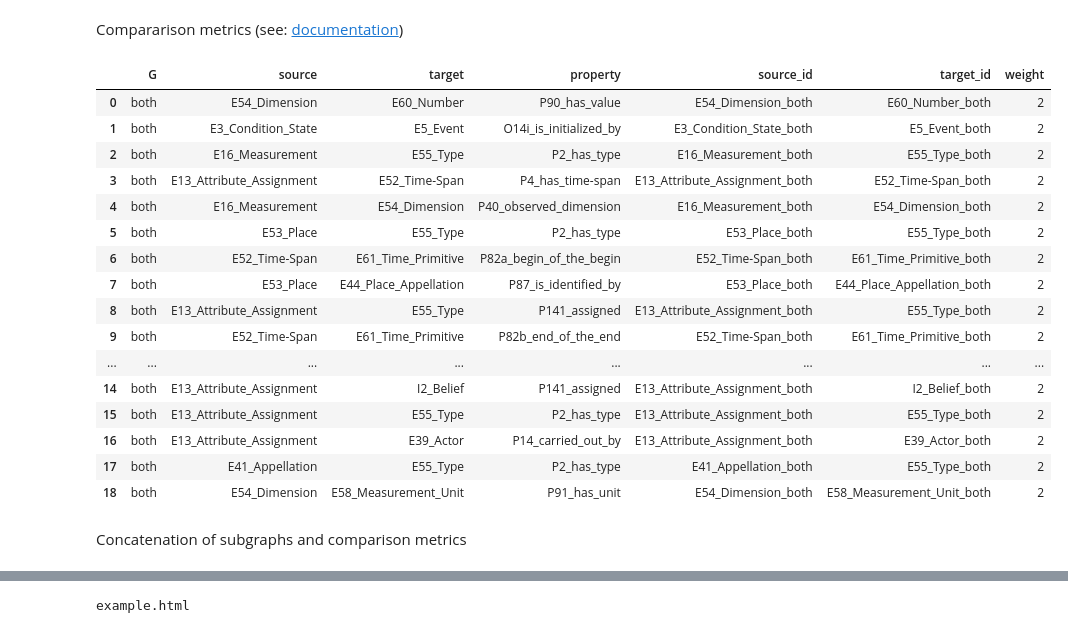
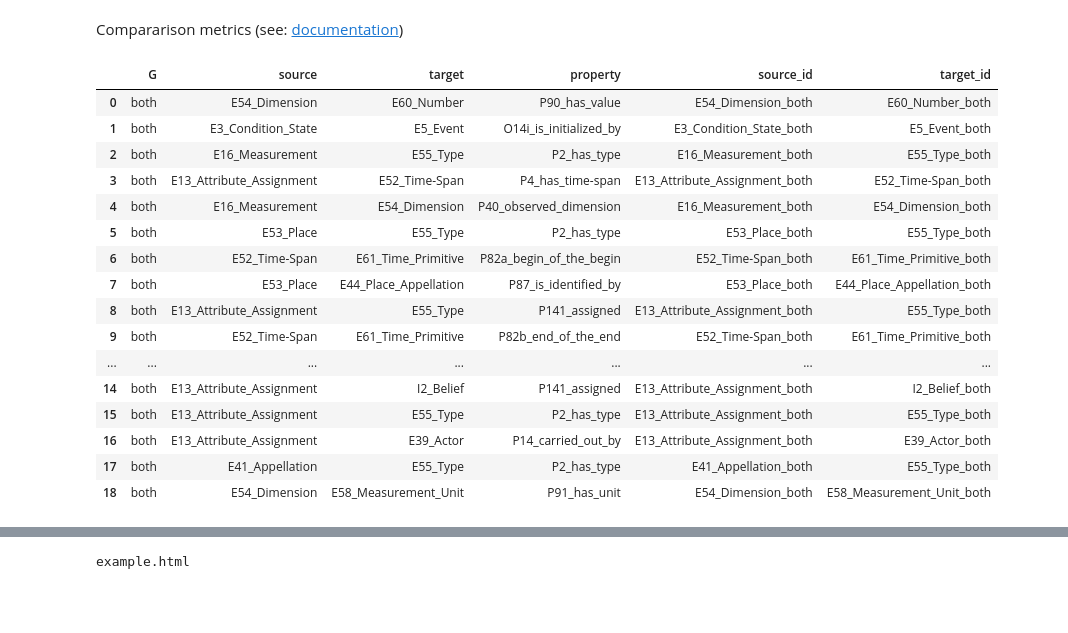
Before and after one commit to achp-project/cultural-heritage, a Jupyter notebook: presentation/bhdc/graph_parser_comparator_example.ipynb, the cells around one changed output, grey strips where cells are left out. Saved outputs shown, nothing was run; the diff lists cells and outputs as text; code cells hidden in the pictures; blank space fills up the shorter version.

```diff
--- a/presentation/bhdc/graph_parser_comparator_example.ipynb
+++ b/presentation/bhdc/graph_parser_comparator_example.ipynb
@@ -106,9 +106,8 @@ comparison_metrics = pd.read_csv('comparisonMetrics.csv')
 Show subgraph metrics (see: [documentation](https://github.com/achp-project/cultural-heritage/blob/main/graph-parser/README.md#minimal_subgraph_data))
 # %%
 subgraph_metrics = pd.read_csv('subgraphMetrics.csv')
-col_order = ['G', 'source', 'target', 'property', 'source_id', 'target_id', 'weight']
+col_order = ['G', 'source', 'target', 'property', 'source_id', 'target_id']
 subgraph_metrics.rename(columns={'graph_name': 'G', 'source_property': 'source', 'target_property': 'target', 'relation_type': 'property'}, inplace=True)
-subgraph_metrics['weight'] = 1
 subgraph_metrics['source_id'] = subgraph_metrics['source'] + '_' + subgraph_metrics['G']
 subgraph_metrics['target_id'] = subgraph_metrics['target'] + '_' + subgraph_metrics['G']
 subgraph_metrics = subgraph_metrics[col_order]
@@ -121,29 +131,26 @@ Compararison metrics (see: [documentation](https://github.com/achp-project/cultu
 # %%
 comparison_metrics = pd.read_csv('comparisonMetrics.csv')
 comparison_metrics.rename(columns={'graph_name': 'G', 'source_property': 'source', 'target_property': 'target', 'relation_type': 'property'}, inplace=True)
-comparison_metrics['weight'] = 2
 comparison_metrics['G'] = 'both' # comparison_metrics['graph_name_1'] + "_x_" + comparison_metrics['graph_name_2']
 comparison_metrics['source_id'] = comparison_metrics['source'] + '_' + comparison_metrics['G']
 comparison_metrics['target_id'] = comparison_metrics['target'] + '_' + comparison_metrics['G']
 comparison_metrics = comparison_metrics[col_order]
 comparison_metrics
 # %% [output]
-|  | G | source | target | property | source_id | target_id | weight |
-| 0 | both | E54_Dimension | E60_Number | P90_has_value | E54_Dimension_both | E60_Number_both | 2 |
-| 1 | both | E3_Condition_State | E5_Event | O14i_is_initialized_by | E3_Condition_State_both | E5_Event_both | 2 |
-| 2 | both | E16_Measurement | E55_Type | P2_has_type | E16_Measurement_both | E55_Type_both | 2 |
-| 3 | both | E13_Attribute_Assignment | E52_Time-Span | P4_has_time-span | E13_Attribute_Assignment_both | E52_Time-Span_both | 2 |
-| 4 | both | E16_Measurement | E54_Dimension | P40_observed_dimension | E16_Measurement_both | E54_Dimension_both | 2 |
-| 5 | both | E53_Place | E55_Type | P2_has_type | E53_Place_both | E55_Type_both | 2 |
-| 6 | both | E52_Time-Span | E61_Time_Primitive | P82a_begin_of_the_begin | E52_Time-Span_both | E61_Time_Primitive_both | 2 |
-| 7 | both | E53_Place | E44_Place_Appellation | P87_is_identified_by | E53_Place_both | E44_Place_Appellation_both | 2 |
-| 8 | both | E13_Attribute_Assignment | E55_Type | P141_assigned | E13_Attribute_Assignment_both | E55_Type_both | 2 |
-| 9 | both | E52_Time-Span | E61_Time_Primitive | P82b_end_of_the_end | E52_Time-Span_both | E61_Time_Primitive_both | 2 |
-| ... | ... | ... | ... | ... | ... | ... | ... |
-| 14 | both | E13_Attribute_Assignment | I2_Belief | P141_assigned | E13_Attribute_Assignment_both | I2_Belief_both | 2 |
-| 15 | both | E13_Attribute_Assignment | E55_Type | P2_has_type | E13_Attribute_Assignment_both | E55_Type_both | 2 |
-| 16 | both | E13_Attribute_Assignment | E39_Actor | P14_carried_out_by | E13_Attribute_Assignment_both | E39_Actor_both | 2 |
-| 17 | both | E41_Appellation | E55_Type | P2_has_type | E41_Appellation_both | E55_Type_both | 2 |
-| 18 | both | E54_Dimension | E58_Measurement_Unit | P91_has_unit | E54_Dimension_both | E58_Measurement_Unit_both | 2 |
+|  | G | source | target | property | source_id | target_id |
+| 0 | both | E54_Dimension | E60_Number | P90_has_value | E54_Dimension_both | E60_Number_both |
+| 1 | both | E3_Condition_State | E5_Event | O14i_is_initialized_by | E3_Condition_State_both | E5_Event_both |
+| 2 | both | E16_Measurement | E55_Type | P2_has_type | E16_Measurement_both | E55_Type_both |
+| 3 | both | E13_Attribute_Assignment | E52_Time-Span | P4_has_time-span | E13_Attribute_Assignment_both | E52_Time-Span_both |
+| 4 | both | E16_Measurement | E54_Dimension | P40_observed_dimension | E16_Measurement_both | E54_Dimension_both |
+| 5 | both | E53_Place | E55_Type | P2_has_type | E53_Place_both | E55_Type_both |
+| 6 | both | E52_Time-Span | E61_Time_Primitive | P82a_begin_of_the_begin | E52_Time-Span_both | E61_Time_Primitive_both |
+| 7 | both | E53_Place | E44_Place_Appellation | P87_is_identified_by | E53_Place_both | E44_Place_Appellation_both |
+| 8 | both | E13_Attribute_Assignment | E55_Type | P141_assigned | E13_Attribute_Assignment_both | E55_Type_both |
+| 9 | both | E52_Time-Span | E61_Time_Primitive | P82b_end_of_the_end | E52_Time-Span_both | E61_Time_Primitive_both |
+| ... | ... | ... | ... | ... | ... | ... |
+| 14 | both | E13_Attribute_Assignment | I2_Belief | P141_assigned | E13_Attribute_Assignment_both | I2_Belief_both |
+| 15 | both | E13_Attribute_Assignment | E55_Type | P2_has_type | E13_Attribute_Assignment_both | E55_Type_both |
+| 16 | both | E13_Attribute_Assignment | E39_Actor | P14_carried_out_by | E13_Attribute_Assignment_both | E39_Actor_both |
+| 17 | both | E41_Appellation | E55_Type | P2_has_type | E41_Appellation_both | E55_Type_both |
+| 18 | both | E54_Dimension | E58_Measurement_Unit | P91_has_unit | E54_Dimension_both | E58_Measurement_Unit_both |
-# %% [markdown]
-Concatenation of subgraphs and comparison metrics
```
Also changed, not shown: parts of 23 cells of this notebook.
